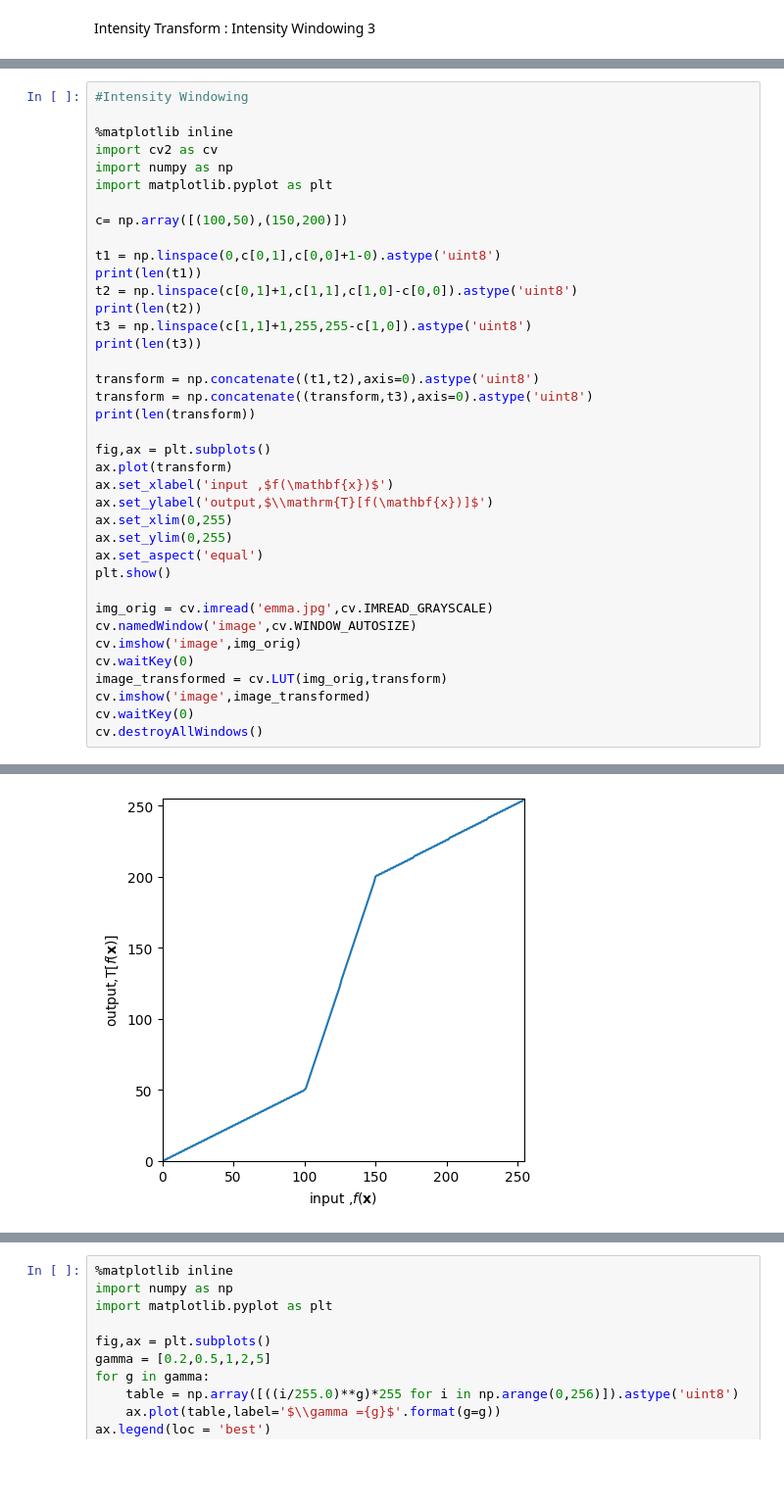
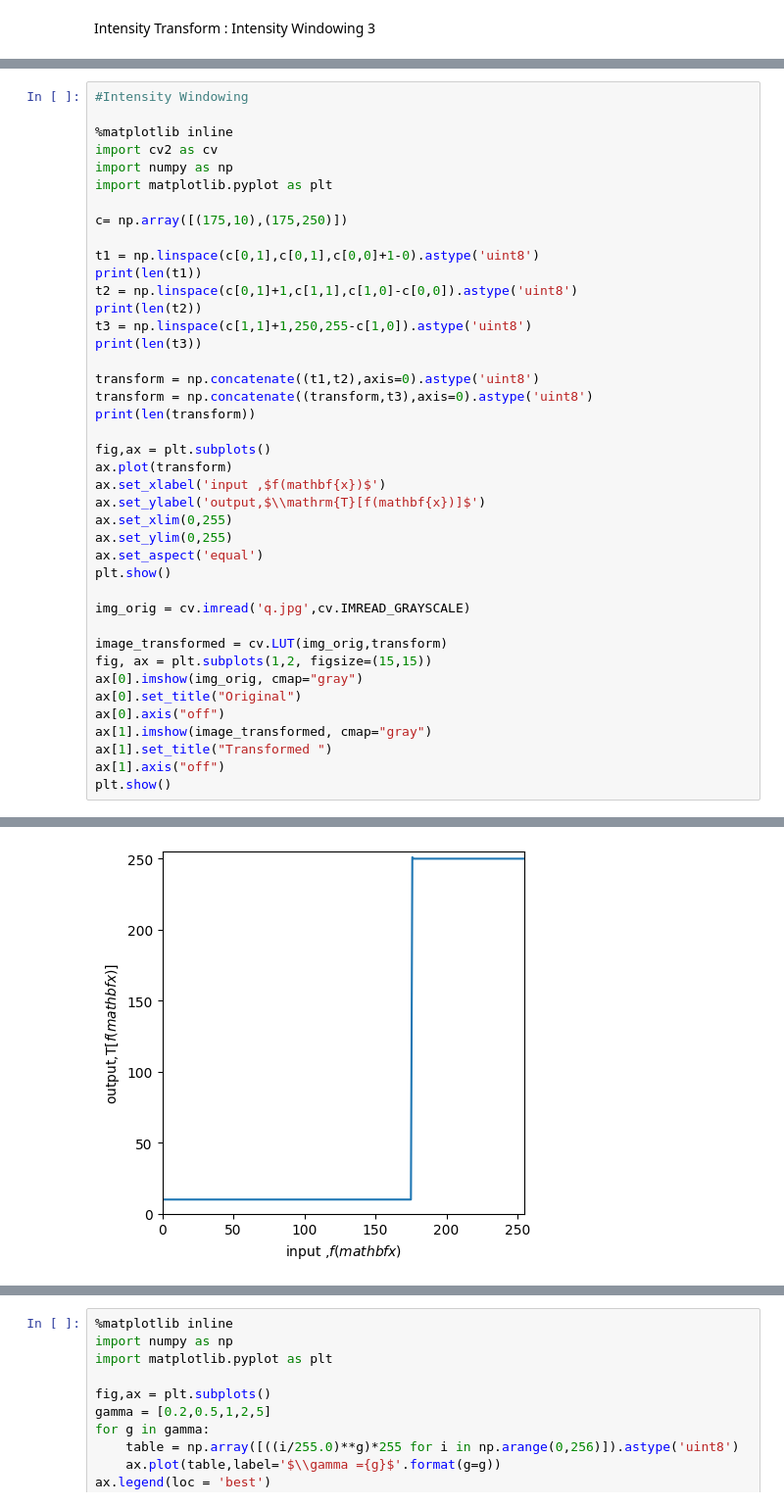
Before and after one commit to thej20d/VS-NEW, a Jupyter notebook: Lectures/lec21.ipynb, the cells around one changed output, grey strips where cells are left out. Shown at 98% size. Cells and saved outputs as stored; diff of their text form; blank space fills up the shorter version.

```diff
--- a/Lectures/lec21.ipynb
+++ b/Lectures/lec21.ipynb
@@ -204,13 +276,13 @@ import cv2 as cv
 import numpy as np
 import matplotlib.pyplot as plt
 
-c= np.array([(100,50),(150,200)])
+c= np.array([(175,10),(175,250)])
 
-t1 = np.linspace(0,c[0,1],c[0,0]+1-0).astype('uint8')
+t1 = np.linspace(c[0,1],c[0,1],c[0,0]+1-0).astype('uint8')
 print(len(t1))
 t2 = np.linspace(c[0,1]+1,c[1,1],c[1,0]-c[0,0]).astype('uint8')
 print(len(t2))
-t3 = np.linspace(c[1,1]+1,255,255-c[1,0]).astype('uint8')
+t3 = np.linspace(c[1,1]+1,250,255-c[1,0]).astype('uint8')
 print(len(t3))
 
 transform = np.concatenate((t1,t2),axis=0).astype('uint8')
@@ -219,19 +291,22 @@ print(len(transform))
 
 fig,ax = plt.subplots()
 ax.plot(transform)
-ax.set_xlabel('input ,$f(\mathbf{x})$')
-ax.set_ylabel('output,$\\mathrm{T}[f(\mathbf{x})]$')
+ax.set_xlabel('input ,$f(mathbf{x})$')
+ax.set_ylabel('output,$\\mathrm{T}[f(mathbf{x})]$')
 ax.set_xlim(0,255)
 ax.set_ylim(0,255)
 ax.set_aspect('equal')
 plt.show()
 
-img_orig = cv.imread('emma.jpg',cv.IMREAD_GRAYSCALE)
-cv.namedWindow('image',cv.WINDOW_AUTOSIZE)
-cv.imshow('image',img_orig)
-cv.waitKey(0)
+img_orig = cv.imread('q.jpg',cv.IMREAD_GRAYSCALE)
+
 image_transformed = cv.LUT(img_orig,transform)
-cv.imshow('image',image_transformed)
-cv.waitKey(0)
-cv.destroyAllWindows()
+fig, ax = plt.subplots(1,2, figsize=(15,15))
+ax[0].imshow(img_orig, cmap="gray")
+ax[0].set_title("Original")
+ax[0].axis("off")
+ax[1].imshow(image_transformed, cmap="gray")
+ax[1].set_title("Transformed ")
+ax[1].axis("off")
+plt.show()
 # %% [output]
@@ -241,2 +316,2 @@ cv.destroyAllWindows()
 256
-[figure, old version]
+[figure, new version]
```
Also changed, not shown: parts of 6 cells of this notebook, 1 other file.
